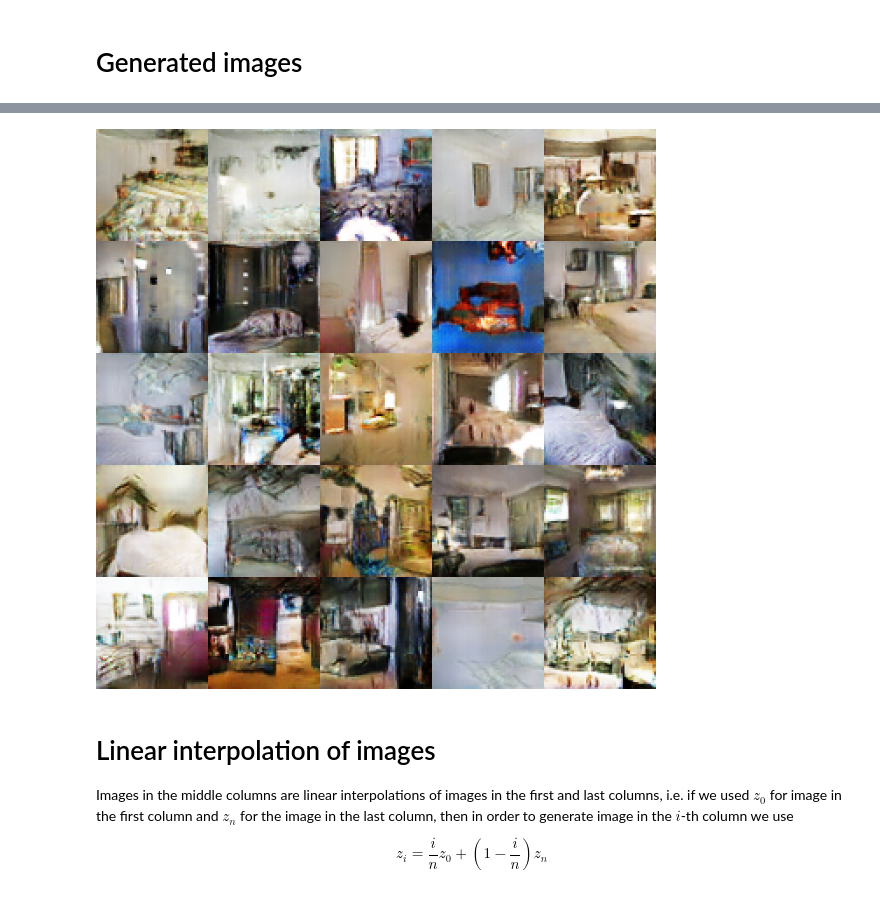
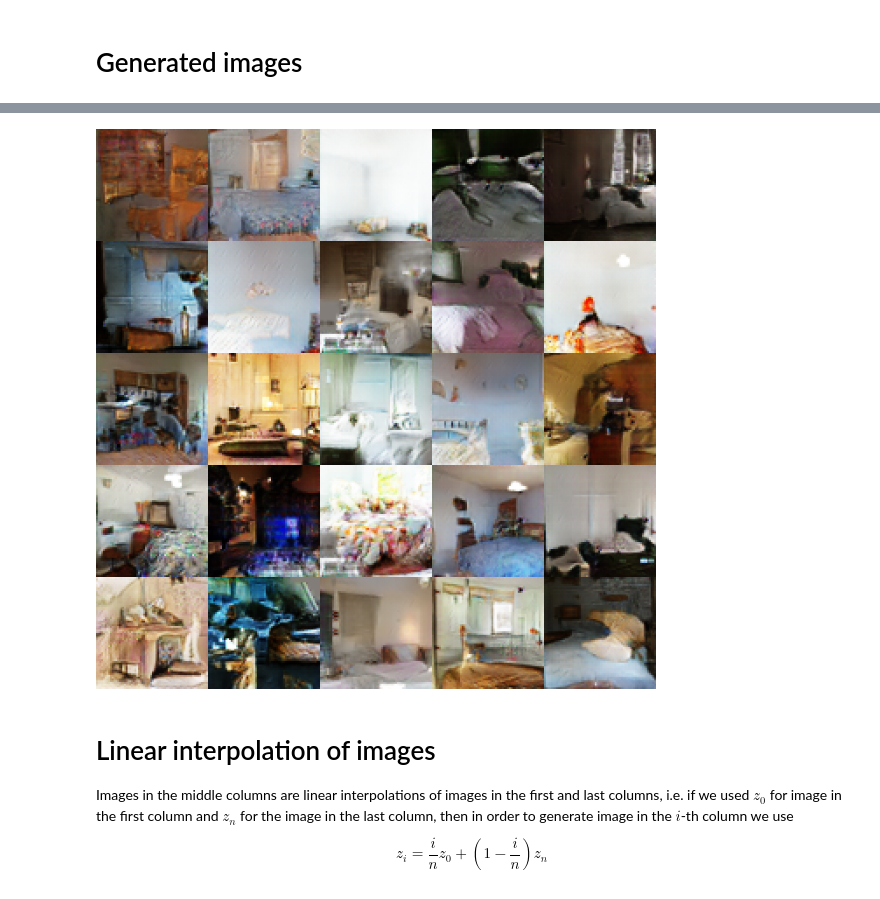
Before and after one commit to siemanko/tf-adversarial, a Jupyter notebook: Adversarial-LSUN.ipynb, the cells around one changed output, grey strips where cells are left out. Drawn from its saved outputs; the diff is of its cells as text; code cells hidden in the pictures.

```diff
--- a/Adversarial-LSUN.ipynb
+++ b/Adversarial-LSUN.ipynb
@@ -282,18 +292,7 @@ res
-# %%
-COLLAGE_SIZE = np.array([5,  5])
-THUMB_SIZE   = np.array([128, 128])
-
-res = Image.new('RGB', COLLAGE_SIZE * THUMB_SIZE, (255, 255, 255))
-
-for img_x in range(COLLAGE_SIZE[0]):
-    for img_y in range(COLLAGE_SIZE[1]):
-        i = show_image(example_image(), resize=False).resize(THUMB_SIZE)
-        offset = list(THUMB_SIZE * np.array([img_x,     img_y])) + \
-                 list(THUMB_SIZE * np.array([img_x + 1, img_y + 1]))
-        res.paste(i, offset)
-res
-# %% [output]
-[figure, removed]
+# %%
+make_collage(make_seed((5,5)), (128,128))
+# %% [output]
+[figure, added]
 # %% [markdown]
 # Linear interpolation of images
 
```
Also changed, not shown: parts of 12 cells of this notebook, 3 other files.
